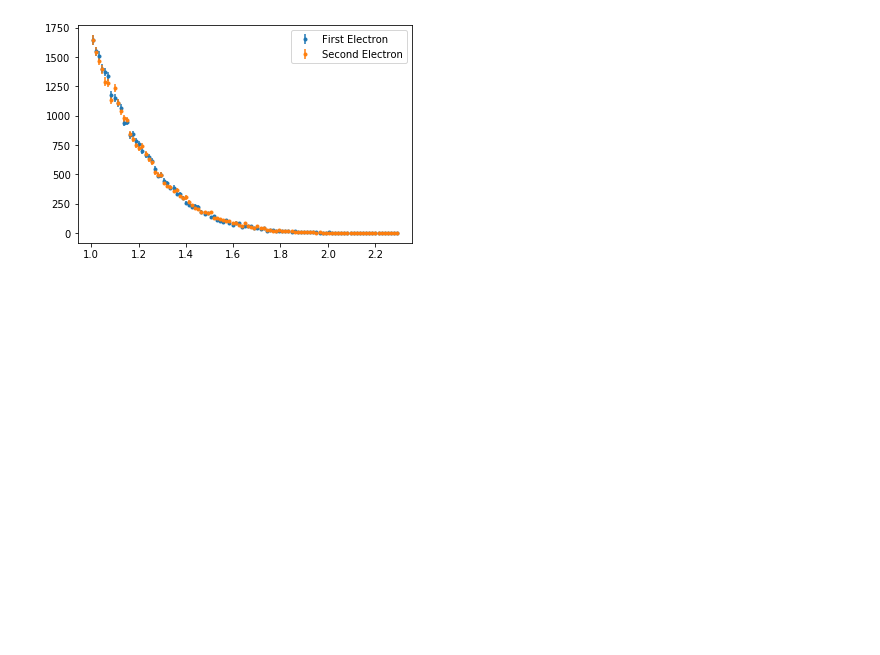
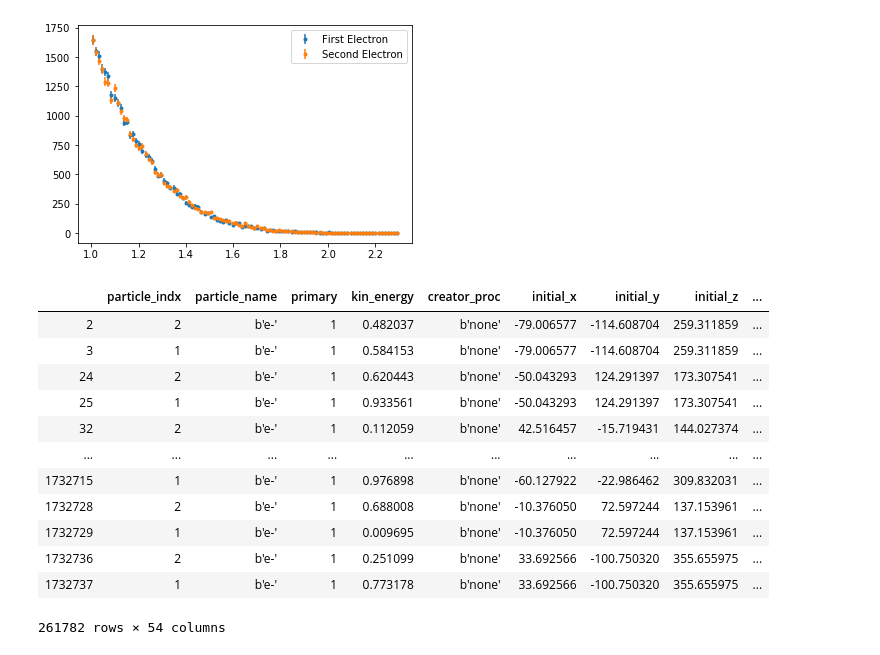
Before and after one commit to k-woodruff/bb2nu, a Jupyter notebook: bb2nu_signal_distribution.ipynb, the cells around one changed output. Cells and saved outputs as stored; diff of their text form; code cells hidden in the pictures; blank space fills up the shorter version.

```diff
--- a/bb2nu_signal_distribution.ipynb
+++ b/bb2nu_signal_distribution.ipynb
@@ -418,3 +486,21 @@ plt.legend()
 # %% [output]
 <matplotlib.legend.Legend at 0x...>
 [figure]
+# %%
+pd.set_option('display.max_columns', None)
+
+df_particles_selection
+# %% [output]
+|  | particle_indx | particle_name | primary | kin_energy | creator_proc | initial_x | initial_y | initial_z | ... |
+| 2 | 2 | b'e-' | 1 | 0.482037 | b'none' | -79.006577 | -114.608704 | 259.311859 | ... |
+| 3 | 1 | b'e-' | 1 | 0.584153 | b'none' | -79.006577 | -114.608704 | 259.311859 | ... |
+| 24 | 2 | b'e-' | 1 | 0.620443 | b'none' | -50.043293 | 124.291397 | 173.307541 | ... |
+| 25 | 1 | b'e-' | 1 | 0.933561 | b'none' | -50.043293 | 124.291397 | 173.307541 | ... |
+| 32 | 2 | b'e-' | 1 | 0.112059 | b'none' | 42.516457 | -15.719431 | 144.027374 | ... |
+| ... | ... | ... | ... | ... | ... | ... | ... | ... | ... |
+| 1732715 | 1 | b'e-' | 1 | 0.976898 | b'none' | -60.127922 | -22.986462 | 309.832031 | ... |
+| 1732728 | 2 | b'e-' | 1 | 0.688008 | b'none' | -10.376050 | 72.597244 | 137.153961 | ... |
+| 1732729 | 1 | b'e-' | 1 | 0.009695 | b'none' | -10.376050 | 72.597244 | 137.153961 | ... |
+| 1732736 | 2 | b'e-' | 1 | 0.251099 | b'none' | 33.692566 | -100.750320 | 355.655975 | ... |
+| 1732737 | 1 | b'e-' | 1 | 0.773178 | b'none' | 33.692566 | -100.750320 | 355.655975 | ... |
+261782 rows × 54 columns
```
Also changed, not shown: parts of 8 cells of this notebook.
